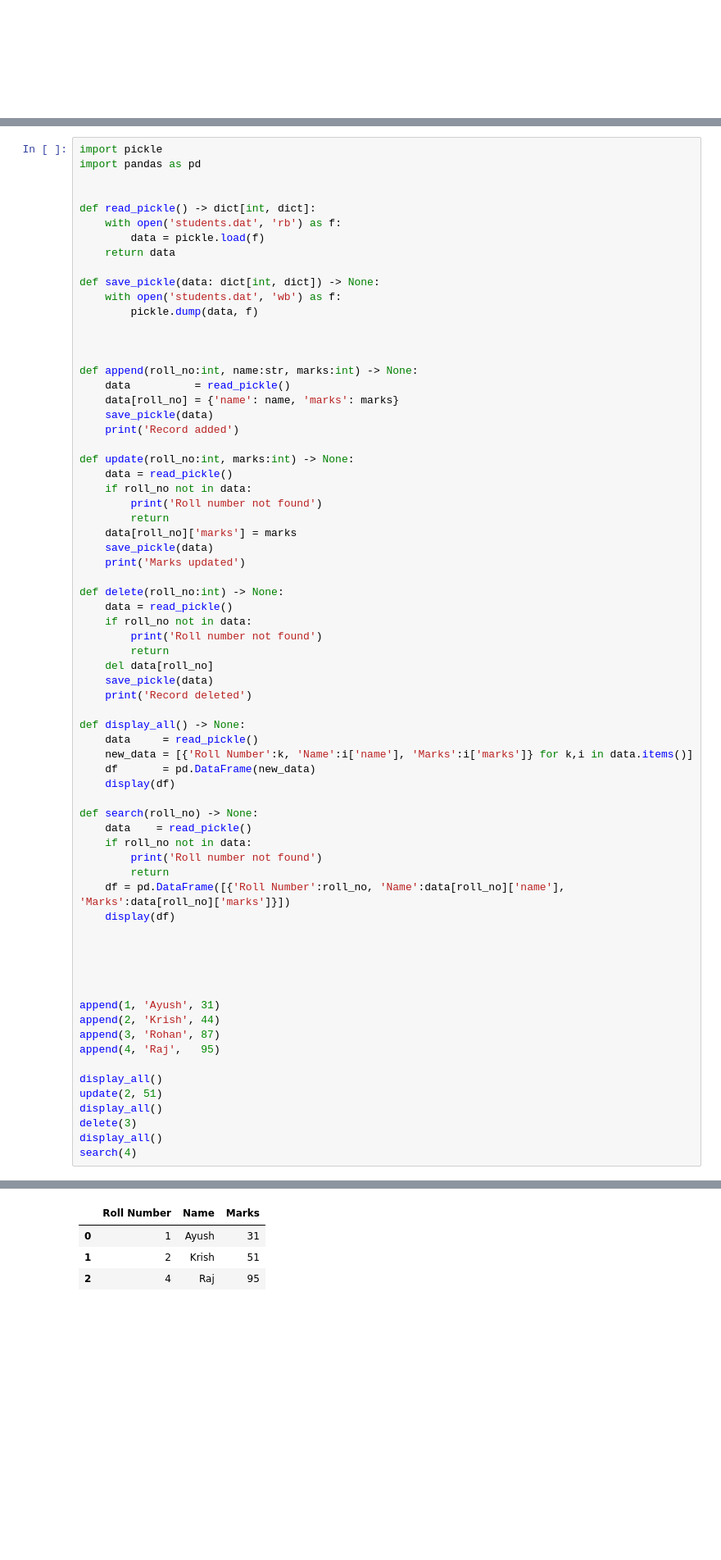
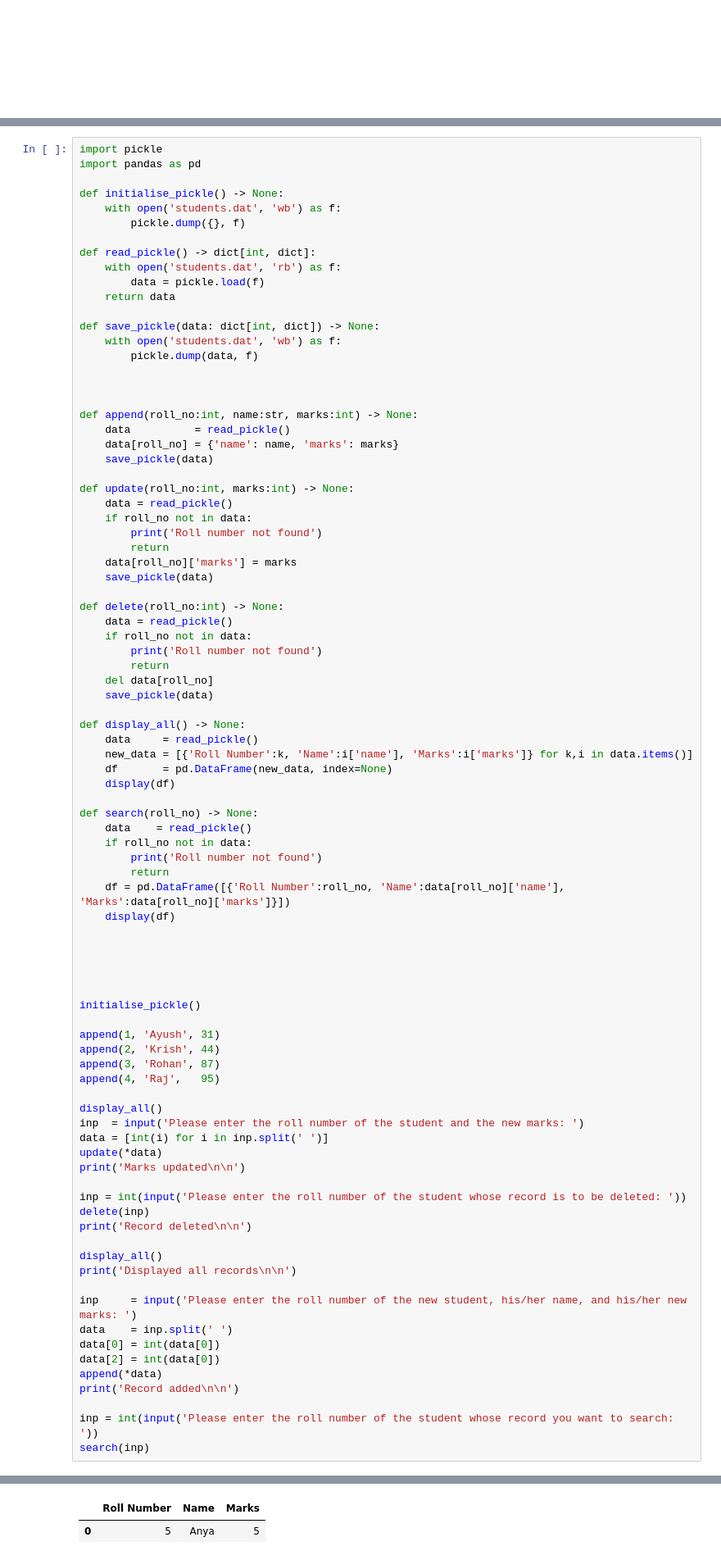
Before and after one commit to msr8/c, a Jupyter notebook: py/Practical.ipynb, the cells around one changed output, grey strips where cells are left out. Shown at 82% size. Cells and saved outputs as stored; diff of their text form; blank space fills up the shorter version.

```diff
--- a/py/Practical.ipynb
+++ b/py/Practical.ipynb
@@ -366,6 +384,9 @@ Next 10 characters are: b'it amet, c'
 import pickle
 import pandas as pd
 
+def initialise_pickle() -> None:
+    with open('students.dat', 'wb') as f:
+        pickle.dump({}, f)
 
 def read_pickle() -> dict[int, dict]:
     with open('students.dat', 'rb') as f:
@@ -382,7 +403,6 @@ def append(roll_no:int, name:str, marks:int) -> None:
     data          = read_pickle()
     data[roll_no] = {'name': name, 'marks': marks}
     save_pickle(data)
-    print('Record added')
 
 def update(roll_no:int, marks:int) -> None:
     data = read_pickle()
@@ -391,7 +411,6 @@ def update(roll_no:int, marks:int) -> None:
         return
     data[roll_no]['marks'] = marks
     save_pickle(data)
-    print('Marks updated')
 
 def delete(roll_no:int) -> None:
     data = read_pickle()
@@ -400,12 +419,11 @@ def delete(roll_no:int) -> None:
         return
     del data[roll_no]
     save_pickle(data)
-    print('Record deleted')
 
 def display_all() -> None:
     data     = read_pickle()
     new_data = [{'Roll Number':k, 'Name':i['name'], 'Marks':i['marks']} for k,i in data.items()]
-    df       = pd.DataFrame(new_data)
+    df       = pd.DataFrame(new_data, index=None)
     display(df)
 
 def search(roll_no) -> None:
@@ -420,15 +438,33 @@ def search(roll_no) -> None:
 
 
 
+initialise_pickle()
+
 append(1, 'Ayush', 31)
 append(2, 'Krish', 44)
 append(3, 'Rohan', 87)
 append(4, 'Raj',   95)
 
 display_all()
-update(2, 51)
+inp  = input('Please enter the roll number of the student and the new marks: ')
+data = [int(i) for i in inp.split(' ')]
+update(*data)
+print('Marks updated\n\n')
+
+inp = int(input('Please enter the roll number of the student whose record is to be deleted: '))
+delete(inp)
+print('Record deleted\n\n')
+
 display_all()
-delete(3)
-display_all()
-search(4)
+print('Displayed all records\n\n')
+
+inp     = input('Please enter the roll number of the new student, his/her name, and his/her new marks: ')
+data    = inp.split(' ')
+data[0] = int(data[0])
+data[2] = int(data[0])
+append(*data)
+print('Record added\n\n')
+
+inp = int(input('Please enter the roll number of the student whose record you want to search: '))
+search(inp)
 # %% [output]
@@ -451,4 +494,2 @@ Record deleted
 |  | Roll Number | Name | Marks |
-| 0 | 1 | Ayush | 31 |
-| 1 | 2 | Krish | 51 |
-| 2 | 4 | Raj | 95 |
+| 0 | 5 | Anya | 5 |
```
Also changed, not shown: parts of 6 cells of this notebook, 49 other files.
